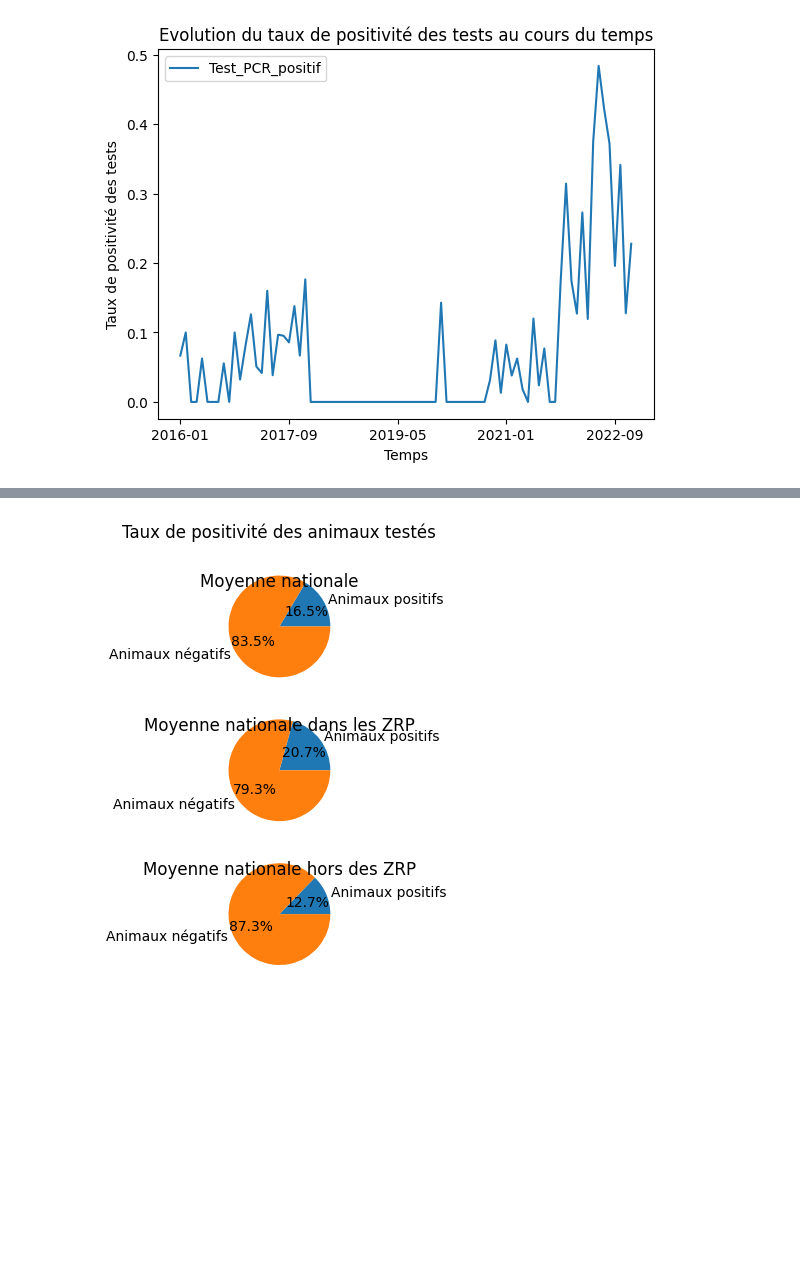
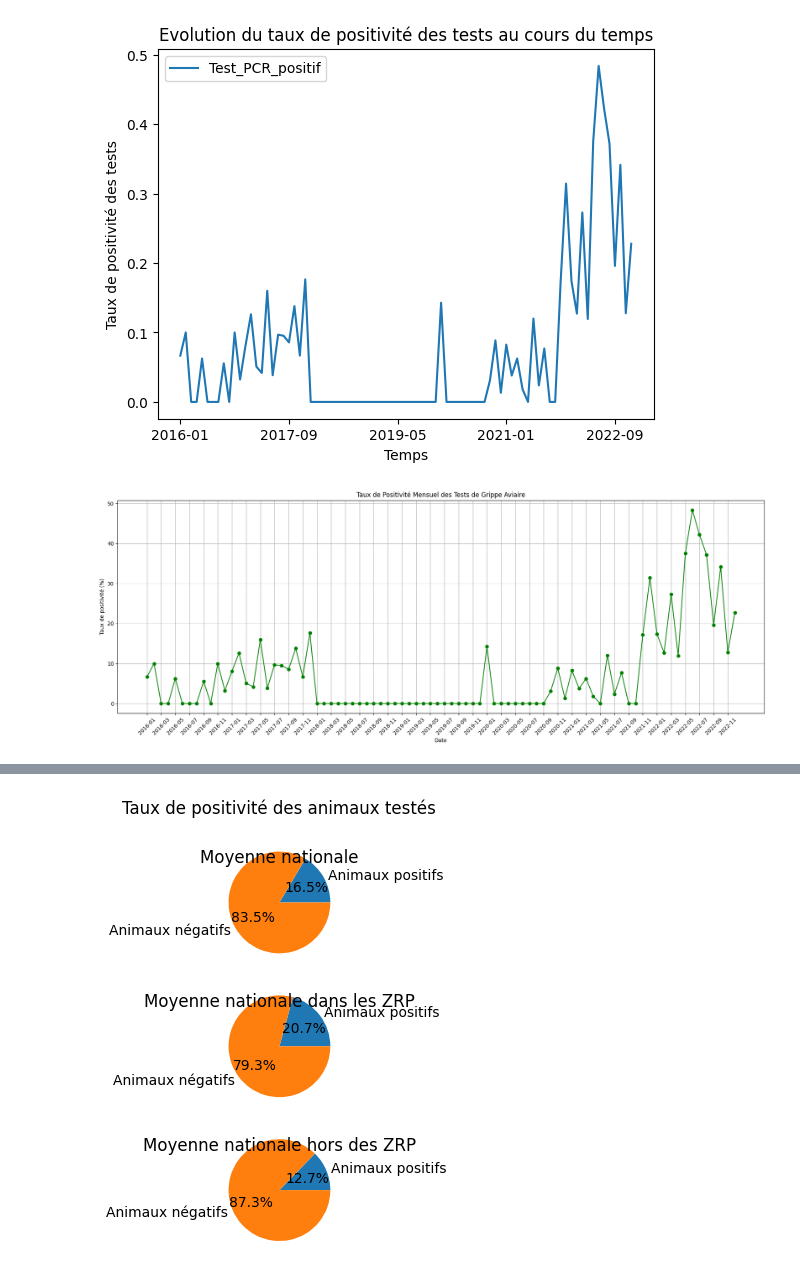
Before and after one commit to bavrillon/Avian-influenza, a Jupyter notebook: EDA.ipynb, the cells around one changed output, grey strips where cells are left out. Drawn from its saved outputs; the diff is of its cells as text; code cells hidden in the pictures; blank space fills up the shorter version.

```diff
--- a/EDA.ipynb
+++ b/EDA.ipynb
@@ -184,3 +223,26 @@ plt.ylabel('Taux de positivité des tests')
 plt.show()
 # %% [output]
 [figure]
+# %%
+# PROPORTION DE TEST POSITIFS SELON LE TEMPS
+
+# Calcul du taux de positivité par mois
+total_tests_per_month = df.groupby('A/M_observation').size()
+positive_tests_per_month = df[df['Test_PCR_positif']].groupby('A/M_observation').size()
+positivity_rate_per_month = (positive_tests_per_month / total_tests_per_month * 100).fillna(0)
+
+# Création du graphique avec élargissement de l'espace sur l'axe des abscisses
+plt.figure(figsize=(18, 7))  # Augmentation de la largeur de la figure
+plt.plot(positivity_rate_per_month.index, positivity_rate_per_month.values, marker='o', linestyle='-', color='green')
+plt.title('Taux de Positivité Mensuel des Tests de Grippe Aviaire')
+plt.xlabel('Date')
+plt.ylabel('Taux de positivité (%)')
+plt.grid(True)
+
+# Réglage des étiquettes de l'axe x pour afficher une étiquette sur deux, par exemple
+plt.xticks(positivity_rate_per_month.index[::2], rotation=45)
+
+plt.tight_layout()
+plt.show()
+# %% [output]
+[figure, added]
```
Also changed, not shown: parts of 11 cells of this notebook.
